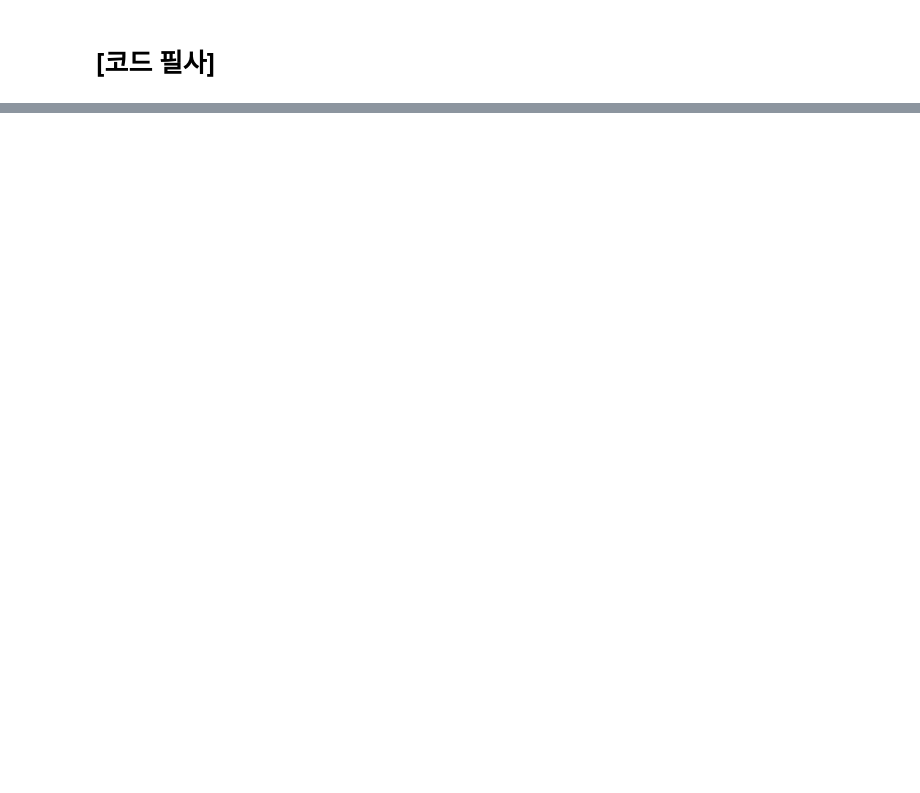
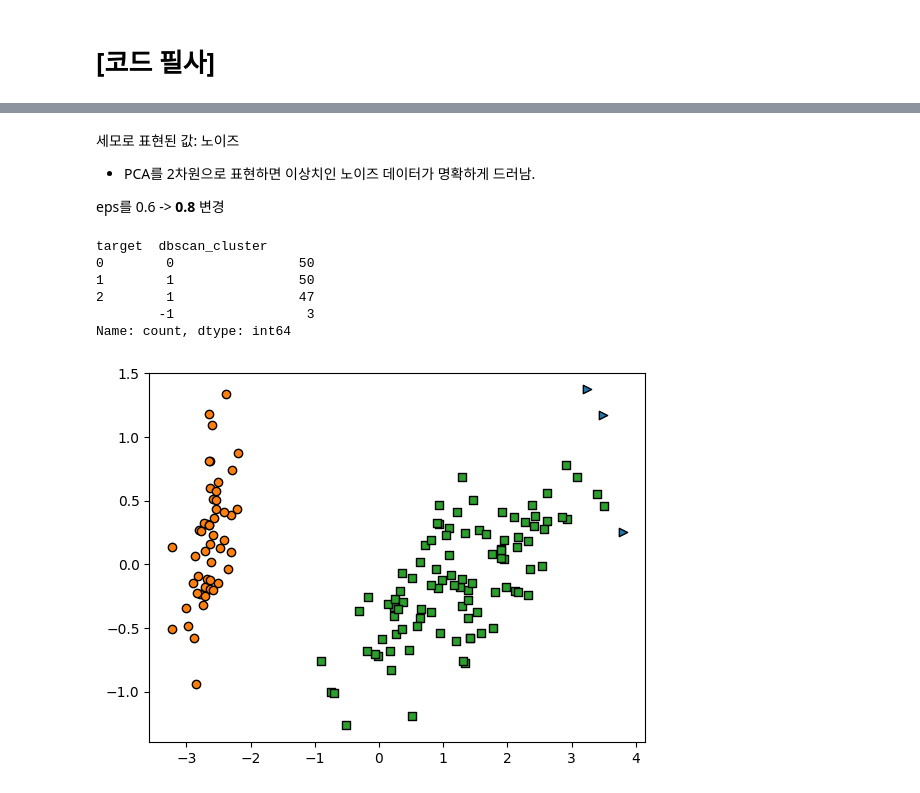
Before and after one commit to ys23-lys/ESAA, a Jupyter notebook: ESAA_YB_WEEK13_필사.ipynb, the cells around one changed output, grey strips where cells are left out. Saved outputs shown, nothing was run; the diff lists cells and outputs as text; code cells hidden in the pictures; blank space fills up the shorter version.

```diff
--- a/ESAA_YB_WEEK13_필사.ipynb
+++ b/ESAA_YB_WEEK13_필사.ipynb
@@ -312,0 +199,26 @@ Name: count, dtype: int64
+# %% [markdown]
+세모로 표현된 값: 노이즈
+- PCA를 2차원으로 표현하면 이상치인 노이즈 데이터가 명확하게 드러남.
+
+eps를 0.6 -> **0.8** 변경
+# %%
+from sklearn.cluster import DBSCAN
+
+dbscan=DBSCAN(eps=0.8,min_samples=8,metric='euclidean')
+dbscan_labels=dbscan.fit_predict(iris.data)
+
+irisDF['dbscan_cluster']=dbscan_labels
+irisDF['target']=iris.target
+
+iris_result=irisDF.groupby(['target'])['dbscan_cluster'].value_counts()
+print(iris_result)
+
+visualize_cluster_plot(dbscan, irisDF, 'dbscan_cluster', iscenter=False)
+# %% [output]
+target  dbscan_cluster
+0        0                50
+1        1                50
+2        1                47
+        -1                 3
+Name: count, dtype: int64
+[figure, added]
```
Also changed, not shown: parts of 63 cells of this notebook.
